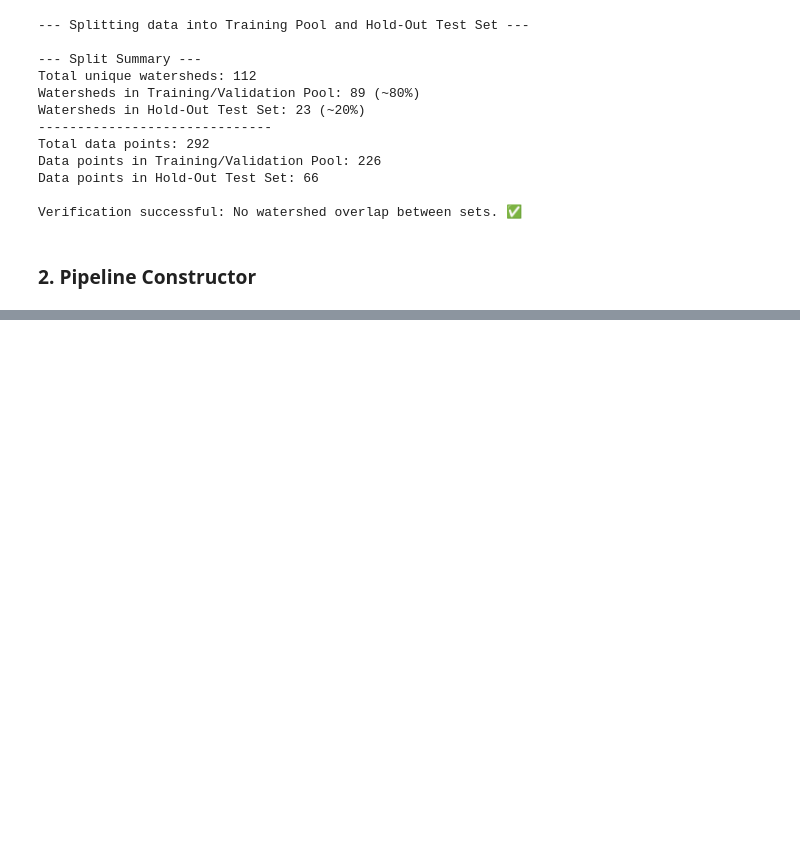
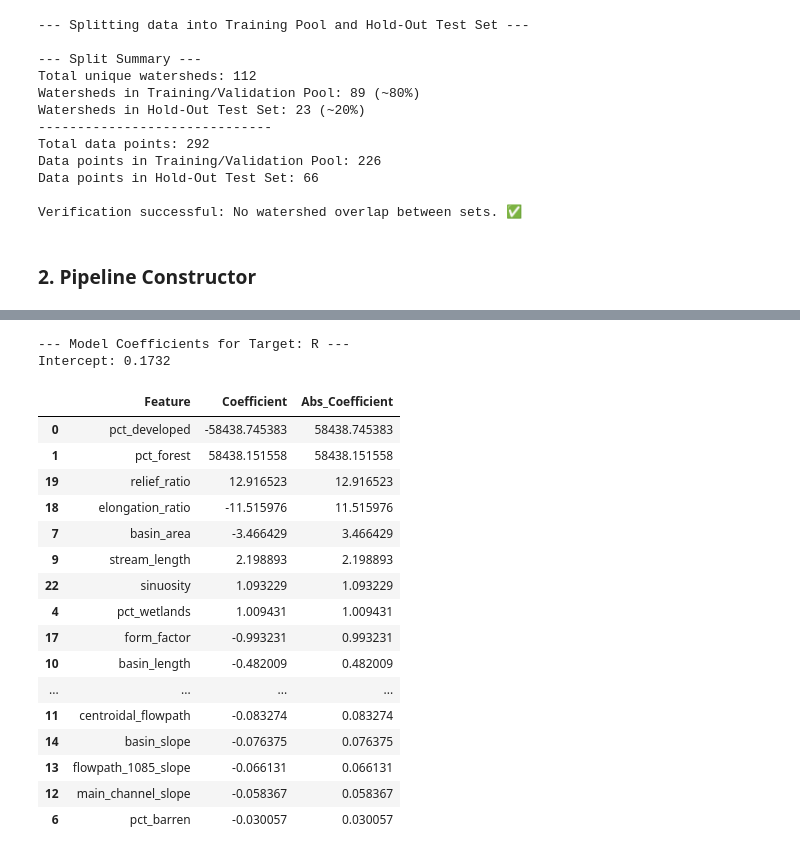
Before and after one commit to vpalvesalan/ML-ModClark-IUH-Model, a Jupyter notebook: notebooks/ML_model/16_ML_modeling_and_evaluation.ipynb, the cells around one changed output, grey strips where cells are left out. Saved outputs shown, nothing was run; the diff lists cells and outputs as text; code cells hidden in the pictures; blank space fills up the shorter version.

```diff
--- a/notebooks/ML_model/16_ML_modeling_and_evaluation.ipynb
+++ b/notebooks/ML_model/16_ML_modeling_and_evaluation.ipynb
@@ -225,0 +481,52 @@ Pipeline(steps=[('scaler', StandardScaler())])
+# %%
+# 1. Extract the final step (the linear regression model)
+regressor_step = final_model_pipeline.named_steps['regressor']
+
+# 2. Extract the preprocessor step
+preprocessor_step = final_model_pipeline.named_steps['preprocessor']
+
+# 3. Get the coefficients and intercept
+coefficients = regressor_step.coef_
+intercept = regressor_step.intercept_
+
+# 4. Get the feature names AFTER transformation from the preprocessor
+# This is the crucial step to correctly match names and coefficients
+try:
+    # This works for ColumnTransformer
+    transformed_feature_names = preprocessor_step.get_feature_names_out()
+except AttributeError:
+    # Fallback for simpler preprocessors (like just a scaler)
+    transformed_feature_names = features_to_analyze
+
+# 5. Combine into a pandas DataFrame for easy viewing
+df_coeffs = pd.DataFrame({
+    'Feature': transformed_feature_names,
+    'Coefficient': coefficients
+}).sort_values(by='Coefficient', ascending=False)
+df_coeffs['Abs_Coefficient'] = df_coeffs['Coefficient'].abs()
+df_coeffs = df_coeffs.sort_values(by='Abs_Coefficient', ascending=False)
+
+
+print(f"--- Model Coefficients for Target: {target.upper()} ---")
+print(f"Intercept: {intercept:.4f}")
+display(df_coeffs)
+# %% [output]
+--- Model Coefficients for Target: R ---
+Intercept: 0.1732
+|  | Feature | Coefficient | Abs_Coefficient |
+| 0 | pct_developed | -58438.745383 | 58438.745383 |
+| 1 | pct_forest | 58438.151558 | 58438.151558 |
+| 19 | relief_ratio | 12.916523 | 12.916523 |
+| 18 | elongation_ratio | -11.515976 | 11.515976 |
+| 7 | basin_area | -3.466429 | 3.466429 |
+| 9 | stream_length | 2.198893 | 2.198893 |
+| 22 | sinuosity | 1.093229 | 1.093229 |
+| 4 | pct_wetlands | 1.009431 | 1.009431 |
+| 17 | form_factor | -0.993231 | 0.993231 |
+| 10 | basin_length | -0.482009 | 0.482009 |
+| ... | ... | ... | ... |
+| 11 | centroidal_flowpath | -0.083274 | 0.083274 |
+| 14 | basin_slope | -0.076375 | 0.076375 |
+| 13 | flowpath_1085_slope | -0.066131 | 0.066131 |
+| 12 | main_channel_slope | -0.058367 | 0.058367 |
+| 6 | pct_barren | -0.030057 | 0.030057 |
```
Also changed, not shown: parts of 9 cells of this notebook.
